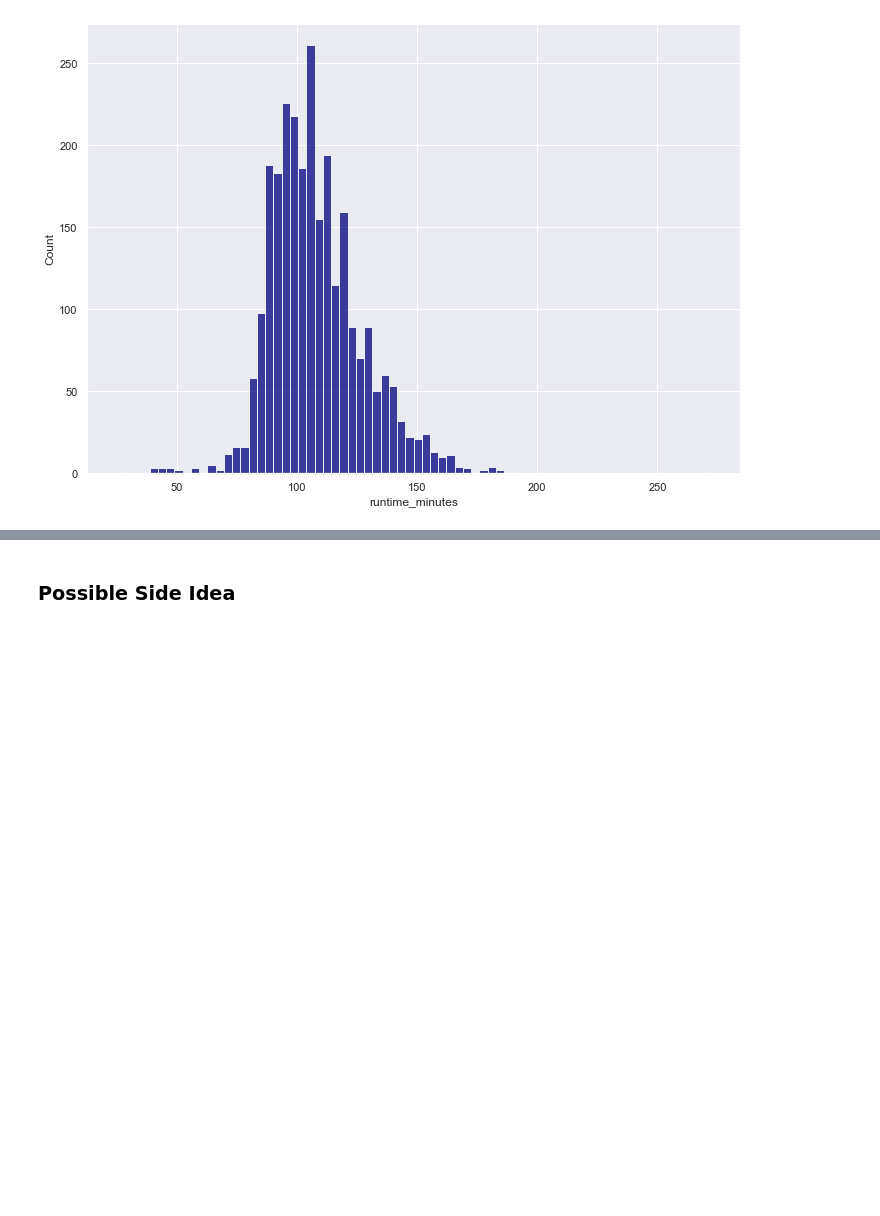
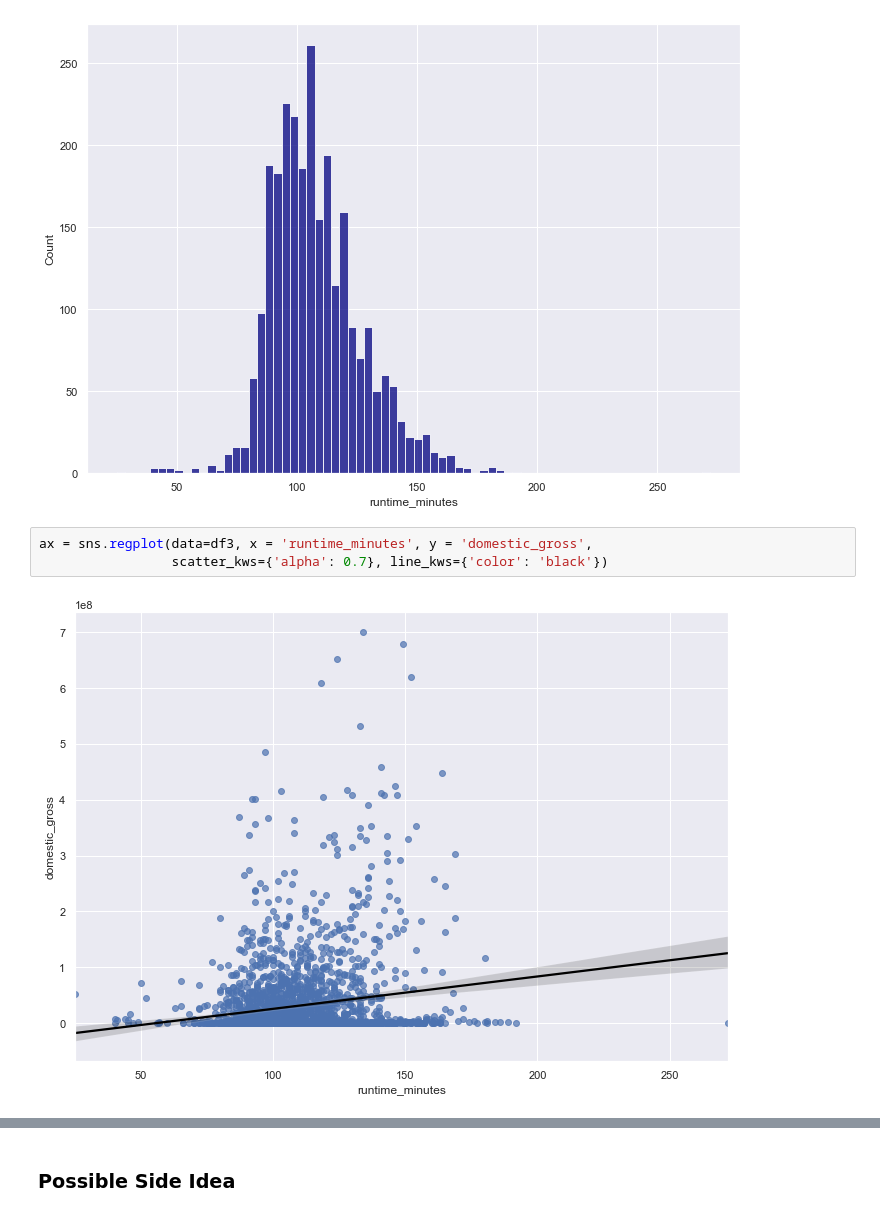
Before and after one commit to henrysvg/dsc-phase-1-project, a Jupyter notebook: student.ipynb, the cells around one changed output, grey strips where cells are left out. Drawn from its saved outputs; the diff is of its cells as text; blank space fills up the shorter version.

```diff
--- a/student.ipynb
+++ b/student.ipynb
@@ -518,3 +518,8 @@ ax.set_xticklabels(ax.get_xticklabels(), rotation = 45, ha = 'right');
 ax = sns.histplot(data=df3, x = 'runtime_minutes', color = 'navy')
 # %% [output]
 [figure]
+# %%
+ax = sns.regplot(data=df3, x = 'runtime_minutes', y = 'domestic_gross',
+                 scatter_kws={'alpha': 0.7}, line_kws={'color': 'black'})
+# %% [output]
+[figure, added]
```
Also changed, not shown: parts of 2 cells of this notebook.
